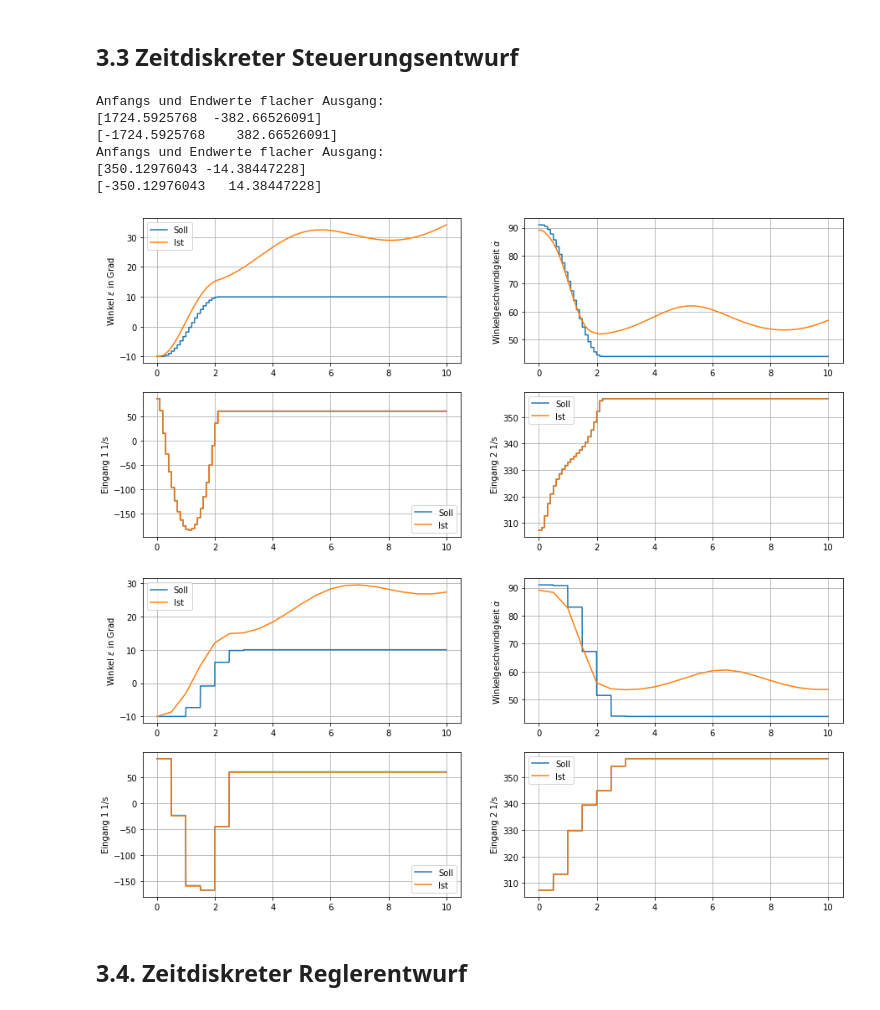
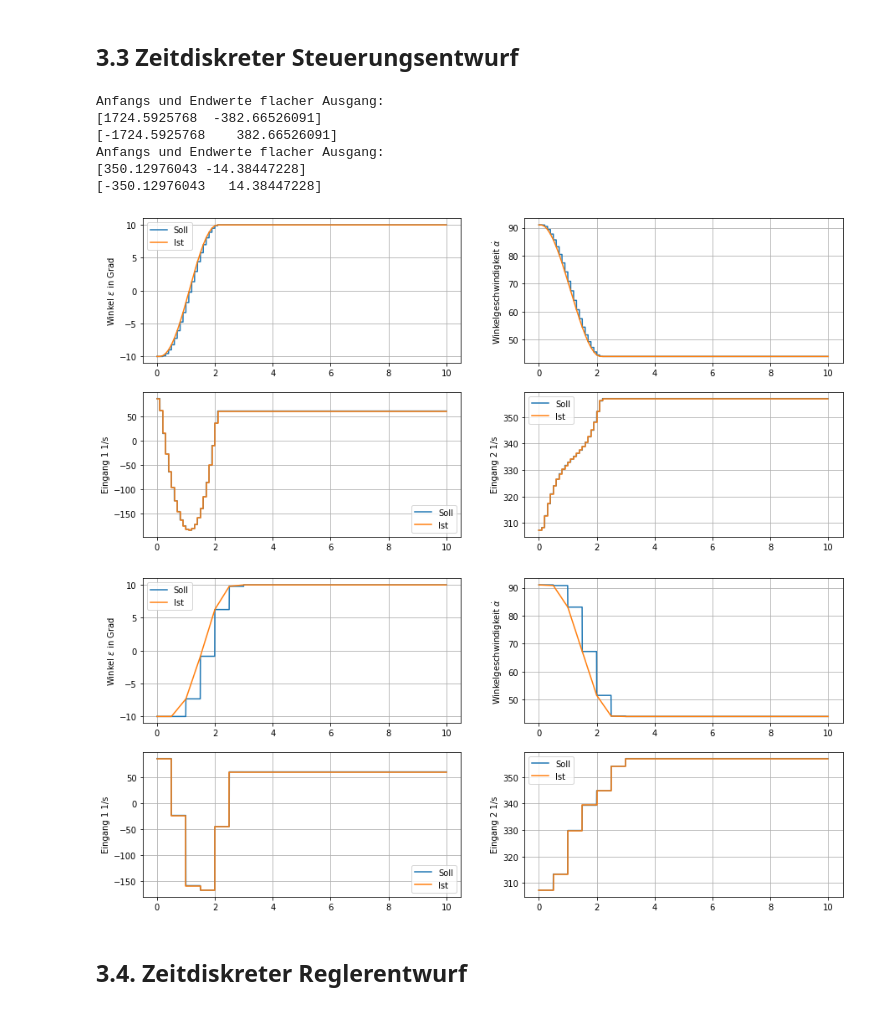
Before and after one commit to StefanKauf/RmsPr, a Jupyter notebook: helirack.ipynb, the cells around one changed output. Saved outputs shown, nothing was run; the diff lists cells and outputs as text; code cells hidden in the pictures.

```diff
--- a/helirack.ipynb
+++ b/helirack.ipynb
@@ -699,7 +693,7 @@ T=2.0
 #Simulationszeit
 Tsim=10
 
-linear=False
+linear=True
 
 for Ta in Ta_v:
     #Schritte für Übergang
@@ -724,35 +718,35 @@ for Ta in Ta_v:
     else:
         rhs = lambda t,x,controller:heli.model(t,x,controller)
         x0,u0=heli.equilibrium(y1_equi)
 
 
     #Zeitdiskrete Simulation
     t_sim,x_sim,u_sim=simulate_discrete(rhs,x0,controller,Ta,Tsim)
 
     #Ergebnisse Plotten
     x_desired=trajectory_discrete.state(np.floor(t_sim/Ta))
     u_desired=trajectory_discrete.input(np.floor(t_sim/Ta))
     y_desired=trajectory_discrete.output(np.floor(t_sim/Ta))
 
     if linear:
         y_sim = heli_lin.output(t_sim,x_sim,lambda t,x:controller(np.round(t_sim/Ta),x))
     else:
         y_sim = heli.output(t_sim,x_sim,lambda t,x:controller(np.round(t_sim/Ta),x))
 
 
     plot_results(t_sim,
                    (x_desired,x_sim),
                    (u_desired,u_sim),
                    (y_desired,y_sim))
 # %% [output]
 Anfangs und Endwerte flacher Ausgang:
 [1724.5925768  -382.66526091]
 [-1724.5925768    382.66526091]
 Anfangs und Endwerte flacher Ausgang:
 [350.12976043 -14.38447228]
 [-350.12976043   14.38447228]
-[figure, old version]
+[figure, new version]
-[figure, old version]
+[figure, new version]
 # %% [markdown]
 ## 3.4. Zeitdiskreter Reglerentwurf
 # %%
```
Also changed, not shown: parts of 2 cells of this notebook.
